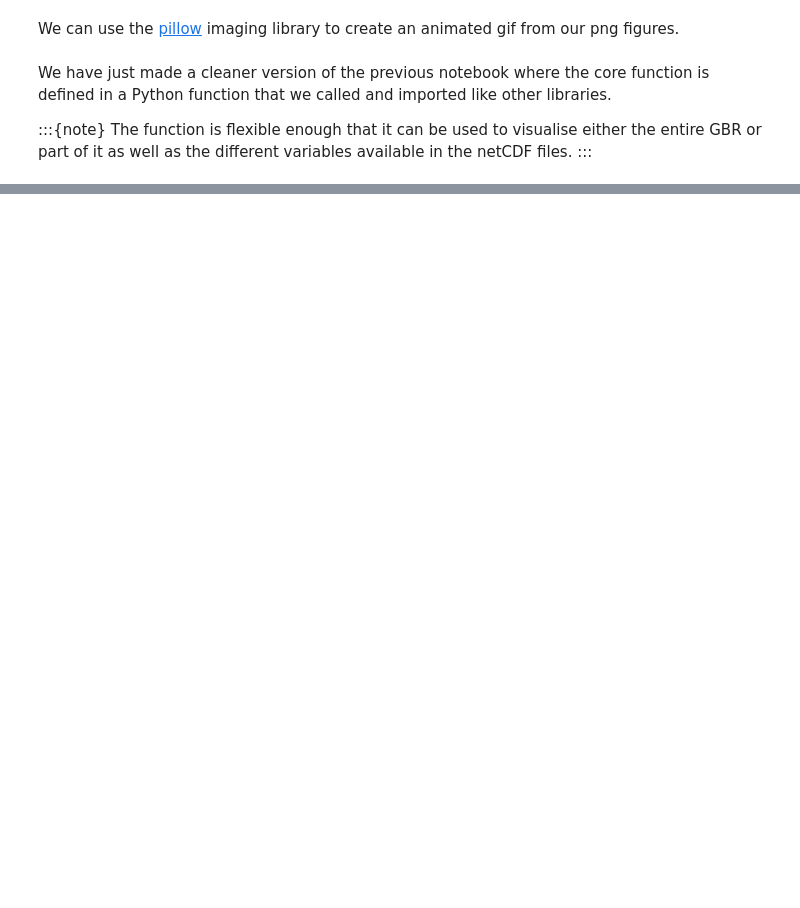
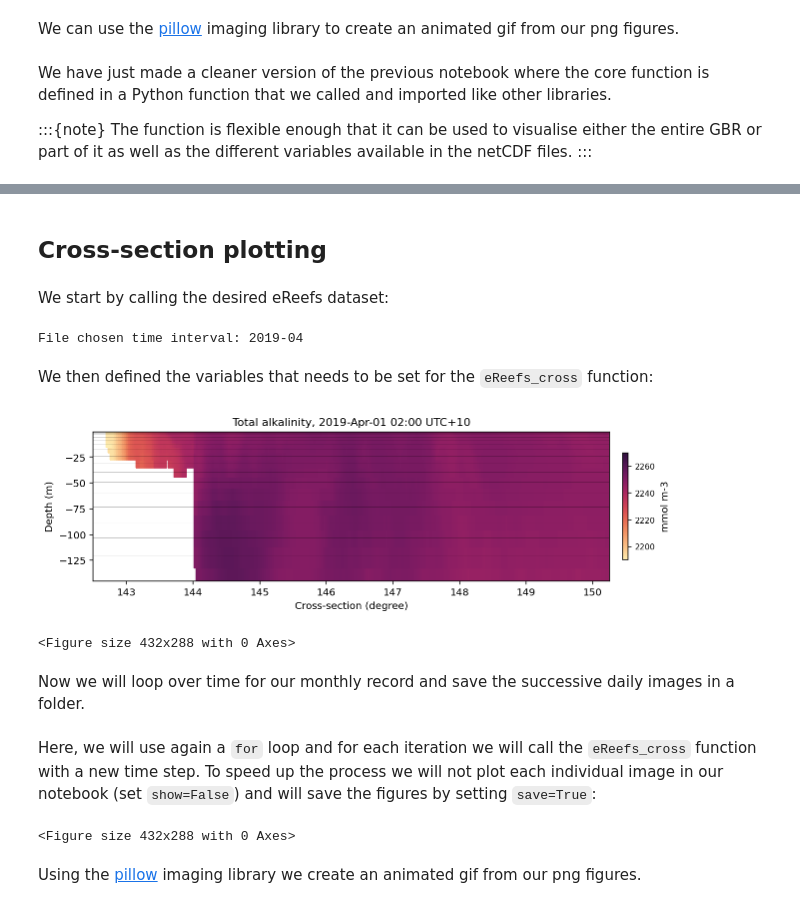
Before and after one commit to TristanSalles/EnviReef, a Jupyter notebook: book/examples/loadfct.ipynb, the cells around one changed output, grey strips where cells are left out. Drawn from its saved outputs; the diff is of its cells as text; code cells hidden in the pictures; blank space fills up the shorter version.

Commit message:
add cross-section

```diff
--- a/book/examples/loadfct.ipynb
+++ b/book/examples/loadfct.ipynb
@@ -151,3 +129,5 @@ The function is flexible enough that it can be used to visualise either the enti
 
 Animated gif showing the mean current evolution for a specific region .
 :::
+# %% [markdown]
+## Cross-section plotting
@@ -153,0 +136,34 @@ Animated gif showing the mean current evolution for a specific region .
+# %% [markdown]
+We start by calling the desired eReefs dataset:
+# %%
+month = 4
+year = 2019
+netCDF_datestr = str(year)+'-'+format(month, '02')
+print('File chosen time interval:',netCDF_datestr)
+# GBR4
+inputFile = "http://thredds.ereefs.aims.gov.au/thredds/dodsC/s3://aims-ereefs-public-prod/derived/ncaggregate/ereefs/GBR4_H2p0_B3p1_Cq3b_Dhnd/daily-monthly/EREEFS_AIMS-CSIRO_GBR4_H2p0_B3p1_Cq3b_Dhnd_bgc_daily-monthly-"+netCDF_datestr+".nc"
+nc_bio = Dataset(inputFile, 'r')
+# %% [output]
+File chosen time interval: 2019-04
+# %% [markdown]
+We then defined the variables that needs to be set for the `eReefs_cross` function:
+# %%
+selectedTimeIndex = 0
+selectedVariable = 'alk'
+color = cmocean.cm.matter
+
+latVal = -11.
+xLon = [142.5,150.25]
+dext = [2190.,2270.]
+
+fLat = 'lat11'
+sizeLat = (9,3)
+
+eReefs_cross(nc_bio, selectedTimeIndex, selectedVariable, color,
+             latVal, None, sizeLat, fLat, xLon, dext, show=True,
+             save=False)
+# %% [output]
+[figure, added]
+<Figure size 432x288 with 0 Axes>
+# %% [markdown]
+Now we will loop over time for our monthly record and save the successive daily images in a folder.
@@ -153,0 +182,22 @@ Animated gif showing the mean current evolution for a specific region .
+# %% [markdown]
+Here, we will use again a `for` loop and for each iteration we will call the `eReefs_cross` function with a new time step. To speed up the process we will not plot each individual image in our notebook (set `show=False`) and will save the figures by setting `save=True`:
+# %%
+imgs = []
+# For running over the entire time period remove the next line
+# and uncomment the following one
+for k in range(0,1):
+#for k in range(nc_bio['time'].shape[0]):
+
+    selectedTimeIndex = k
+
+    # We now call the function. To save time we will not plot the data
+    # but save the file
+    eReefs_cross(nc_bio, selectedTimeIndex, selectedVariable, color,
+             latVal, None, sizeLat, fname, xLon, dext, show=False,
+             save=True)
+
+    imgs.append(f"{fname}_cross_time{selectedTimeIndex:04}.png")
+# %% [output]
+<Figure size 432x288 with 0 Axes>
+# %% [markdown]
+Using the [pillow](https://pillow.readthedocs.io/en/stable/) imaging library we create an animated gif from our png figures.
```
Also changed, not shown: parts of 15 cells of this notebook, 8 other files.
